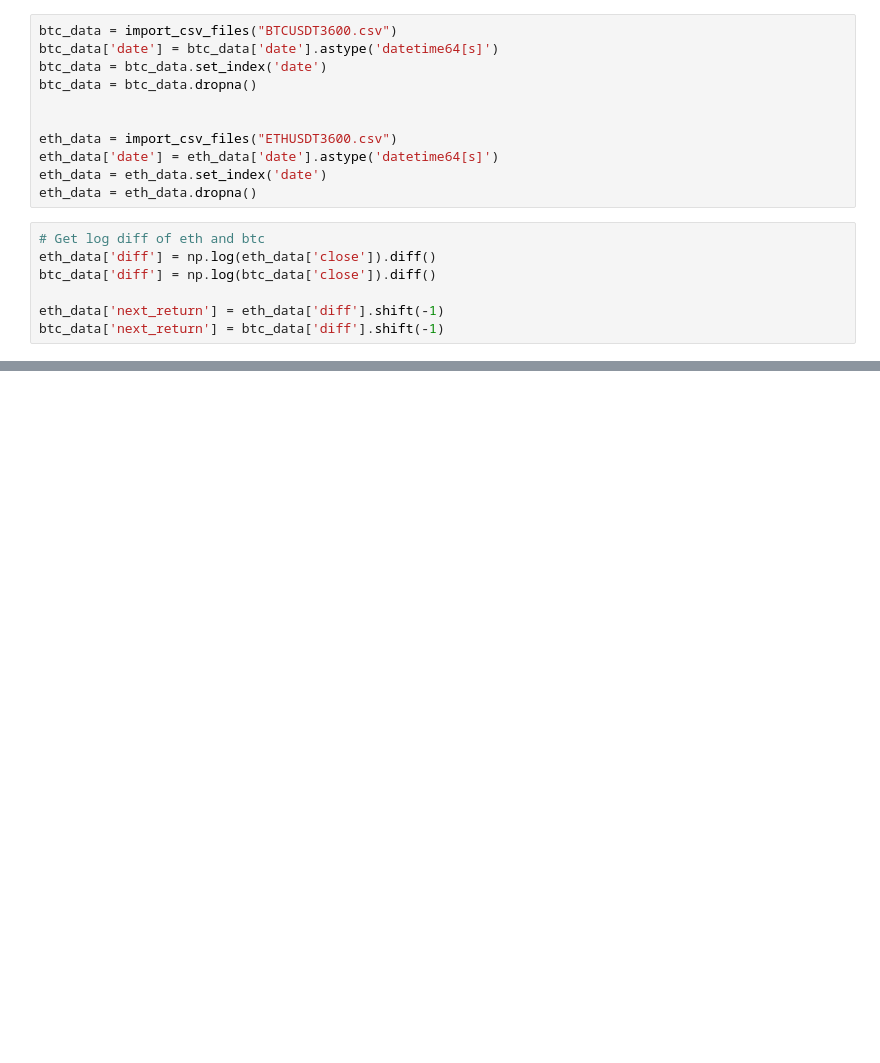
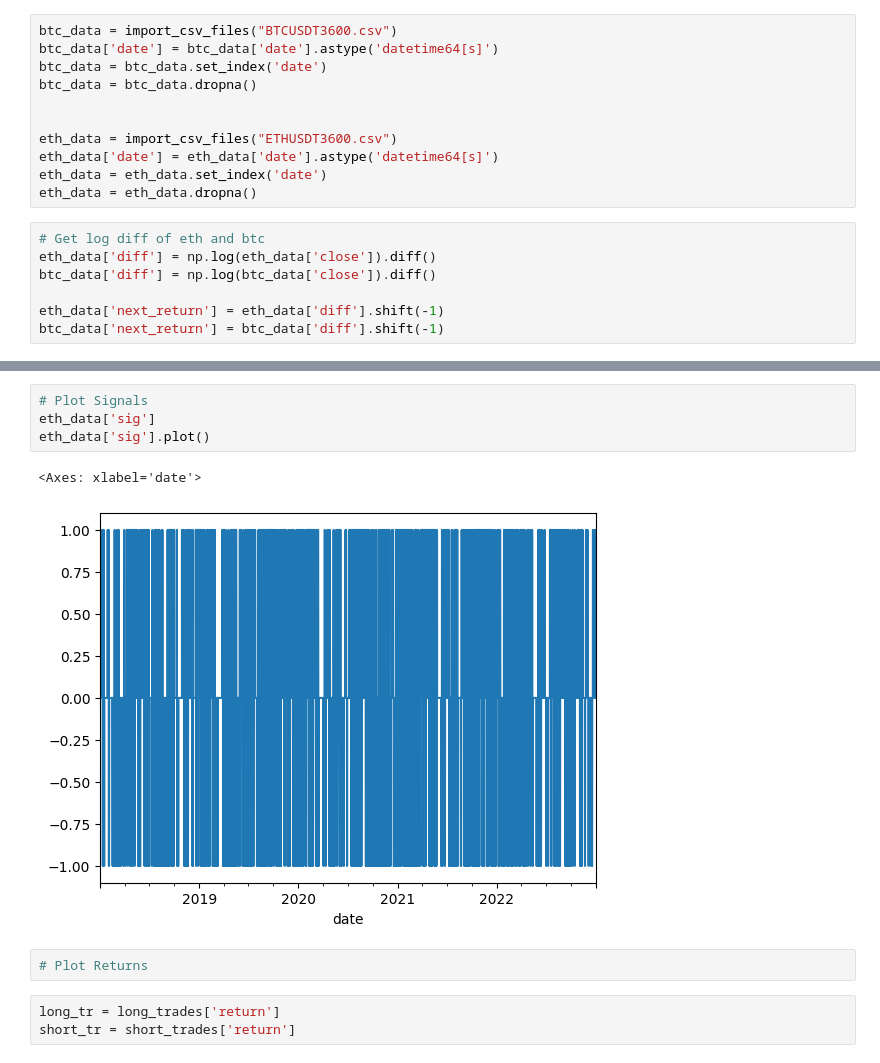
Before and after one commit to ccmaloney/intramarket_diff, a Jupyter notebook: Intramarketdifferencing.ipynb, the cells around one changed output, grey strips where cells are left out. Cells and saved outputs as stored; diff of their text form; blank space fills up the shorter version.

```diff
--- a/Intramarketdifferencing.ipynb
+++ b/Intramarketdifferencing.ipynb
@@ -49,0 +142,12 @@ intermarket_diff = eth_cmma - btc_cmma
+# %%
+# Plot Signals
+eth_data['sig']
+eth_data['sig'].plot()
+# %% [output]
+<Axes: xlabel='date'>
+[figure, added]
+# %%
+# Plot Returns
+# %%
+long_tr = long_trades['return']
+short_tr = short_trades['return']
```
Also changed, not shown: parts of 5 cells of this notebook.
